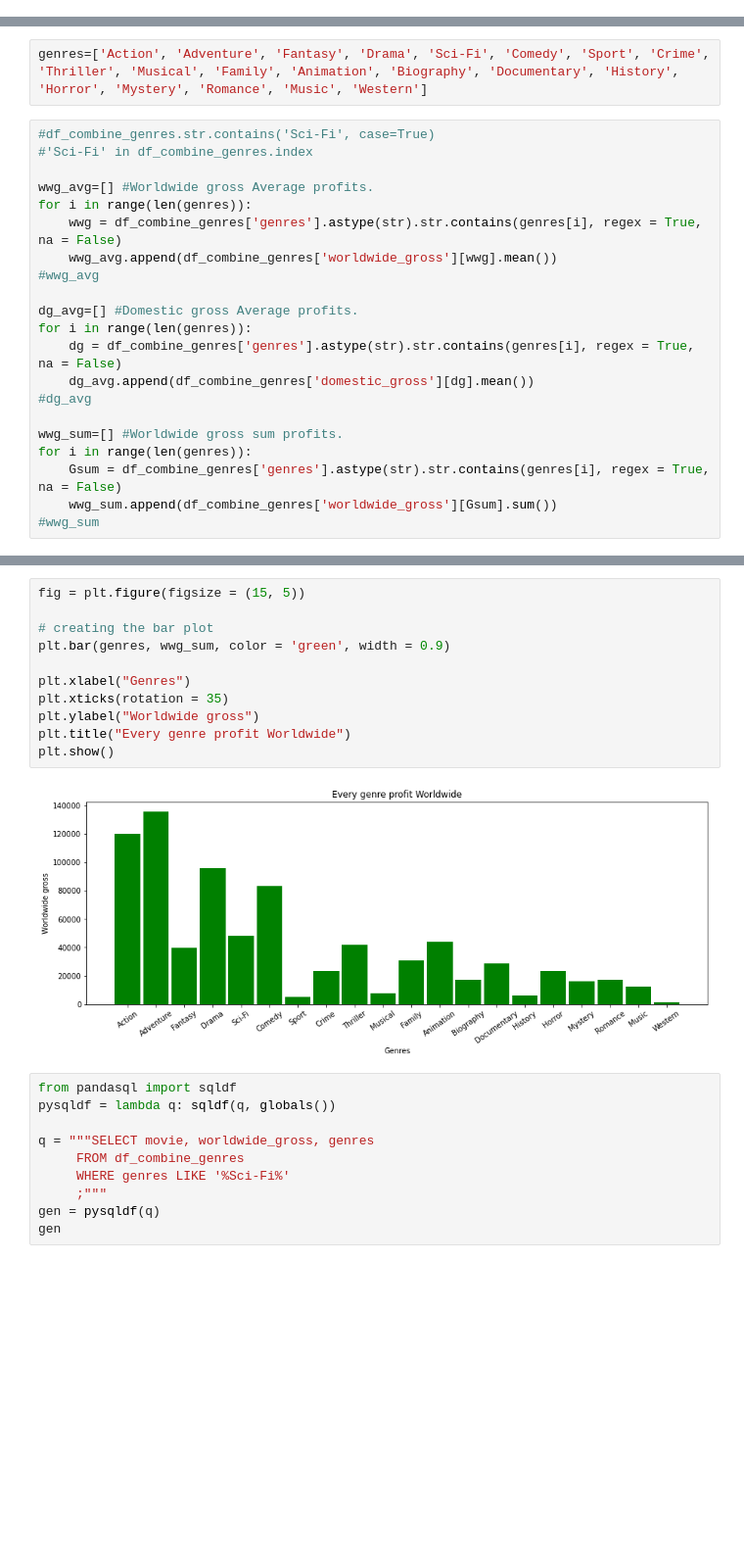
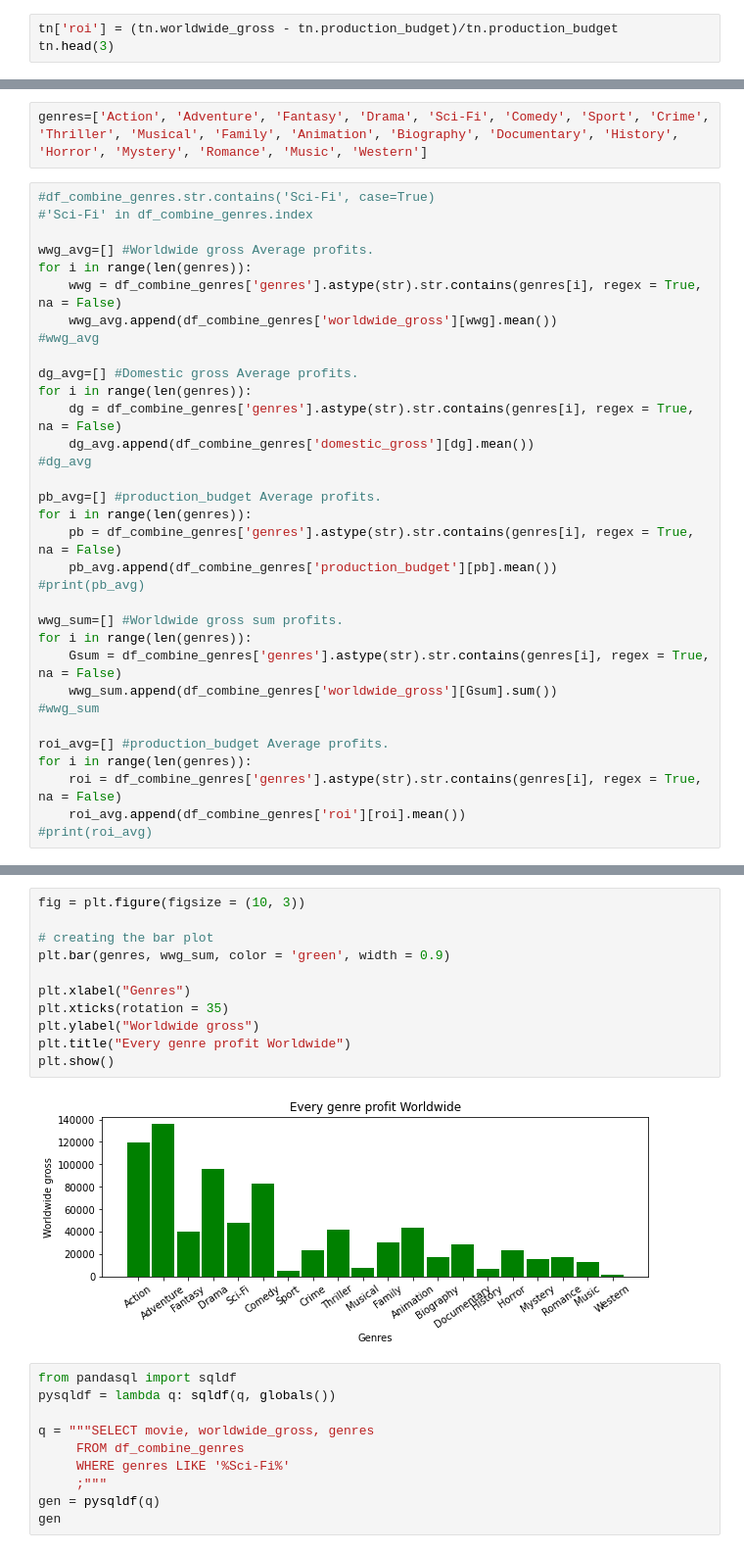
Before and after one commit to hixtape1212/Group6Consulting_CapstoneRepo, a Jupyter notebook: SCP_Genres_Eda.ipynb, the cells around one changed output, grey strips where cells are left out. Shown at 98% size. Cells and saved outputs as stored; diff of their text form; blank space fills up the shorter version.

Commit message:
ROI genres

```diff
--- a/SCP_Genres_Eda.ipynb
+++ b/SCP_Genres_Eda.ipynb
@@ -31,3 +31,6 @@ tn.head(10)
 #tn['domestic_gross'] = tn['domestic_gross'].astype(str).astype(int)
 tn[tn.columns[3:]] = (tn[tn.columns[3:]].replace('[\$,]', '', regex=True).astype(float))/1000000
 #tn.info()
+# %%
+tn['roi'] = (tn.worldwide_gross - tn.production_budget)/tn.production_budget
+tn.head(3)
@@ -137,11 +145,23 @@ for i in range(len(genres)):
     dg_avg.append(df_combine_genres['domestic_gross'][dg].mean())
 #dg_avg
 
+pb_avg=[] #production_budget Average profits.
+for i in range(len(genres)):
+    pb = df_combine_genres['genres'].astype(str).str.contains(genres[i], regex = True, na = False)
+    pb_avg.append(df_combine_genres['production_budget'][pb].mean())
+#print(pb_avg)
+
 wwg_sum=[] #Worldwide gross sum profits.
 for i in range(len(genres)):
     Gsum = df_combine_genres['genres'].astype(str).str.contains(genres[i], regex = True, na = False)
     wwg_sum.append(df_combine_genres['worldwide_gross'][Gsum].sum())
 #wwg_sum
+
+roi_avg=[] #production_budget Average profits.
+for i in range(len(genres)):
+    roi = df_combine_genres['genres'].astype(str).str.contains(genres[i], regex = True, na = False)
+    roi_avg.append(df_combine_genres['roi'][roi].mean())
+#print(roi_avg)
 # %%
 import seaborn as sns
 #sns.barplot(x=genres,y=Gsums)
@@ -175,16 +219,16 @@ plt.show()
 # %%
-fig = plt.figure(figsize = (15, 5))
+fig = plt.figure(figsize = (10, 3))
 
 # creating the bar plot
 plt.bar(genres, wwg_sum, color = 'green', width = 0.9)
 
 plt.xlabel("Genres")
 plt.xticks(rotation = 35)
 plt.ylabel("Worldwide gross")
 plt.title("Every genre profit Worldwide")
 plt.show()
 # %% [output]
-[figure, old version]
+[figure, new version]
 # %%
 from pandasql import sqldf
 pysqldf = lambda q: sqldf(q, globals())
```
Also changed, not shown: parts of 9 cells of this notebook.
